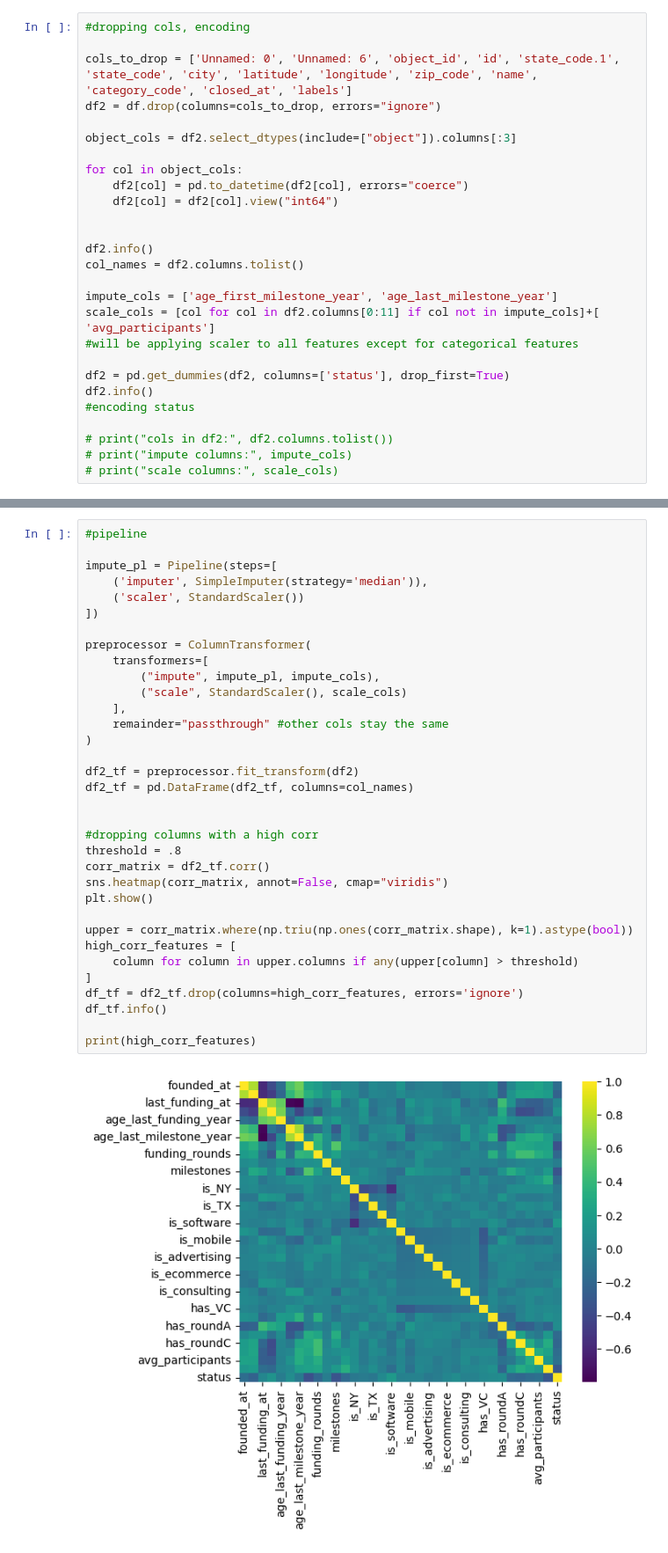
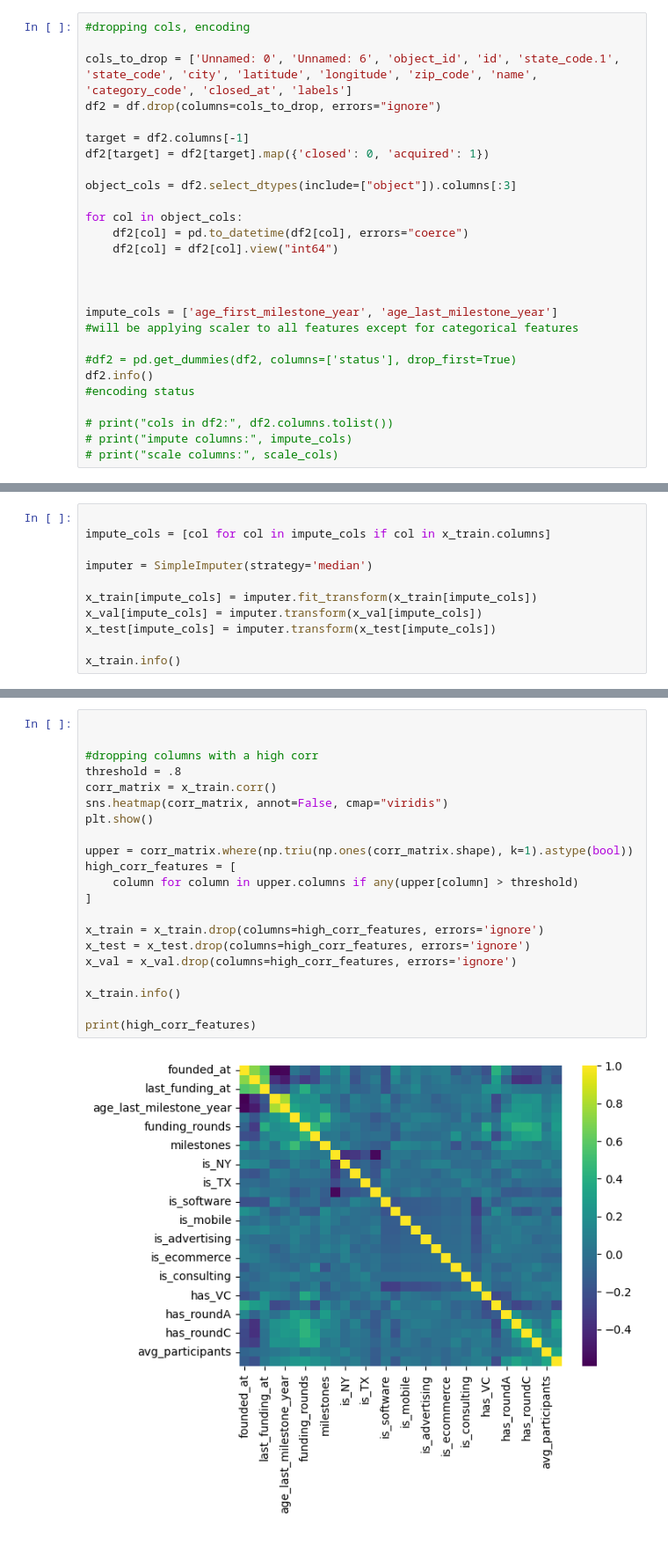
Before and after one commit to rileydrcelik/startup_predictor, a Jupyter notebook: testingbyasap.ipynb, the cells around one changed output, grey strips where cells are left out. Shown: that part at 88% size. Cells and saved outputs as stored; diff of their text form.

```diff
--- a/testingbyasap.ipynb
+++ b/testingbyasap.ipynb
@@ -88,6 +77,9 @@ memory usage: 353.5+ KB
 
 cols_to_drop = ['Unnamed: 0', 'Unnamed: 6', 'object_id', 'id', 'state_code.1', 'state_code', 'city', 'latitude', 'longitude', 'zip_code', 'name', 'category_code', 'closed_at', 'labels']
 df2 = df.drop(columns=cols_to_drop, errors="ignore")
+
+target = df2.columns[-1]
+df2[target] = df2[target].map({'closed': 0, 'acquired': 1})
 
 object_cols = df2.select_dtypes(include=["object"]).columns[:3]
 
@@ -96,14 +88,11 @@ for col in object_cols:
     df2[col] = df2[col].view("int64")
 
 
-df2.info()
-col_names = df2.columns.tolist()
 
 impute_cols = ['age_first_milestone_year', 'age_last_milestone_year']
-scale_cols = [col for col in df2.columns[0:11] if col not in impute_cols]+[ 'avg_participants']
 #will be applying scaler to all features except for categorical features
 
-df2 = pd.get_dummies(df2, columns=['status'], drop_first=True)
+#df2 = pd.get_dummies(df2, columns=['status'], drop_first=True)
 df2.info()
 #encoding status
 
@@ -148,0 +163,11 @@ y_val = y_val.astype(float)
+# %%
+
+impute_cols = [col for col in impute_cols if col in x_train.columns]
+
+imputer = SimpleImputer(strategy='median')
+
+x_train[impute_cols] = imputer.fit_transform(x_train[impute_cols])
+x_val[impute_cols] = imputer.transform(x_val[impute_cols])
+x_test[impute_cols] = imputer.transform(x_test[impute_cols])
+
+x_train.info()
@@ -149,37 +227,24 @@ y_val = y_val.astype(float)
 # %%
-#pipeline
-
-impute_pl = Pipeline(steps=[
-    ('imputer', SimpleImputer(strategy='median')),
-    ('scaler', StandardScaler())
-])
-
-preprocessor = ColumnTransformer(
-    transformers=[
-        ("impute", impute_pl, impute_cols),
-        ("scale", StandardScaler(), scale_cols)
-    ],
-    remainder="passthrough" #other cols stay the same
-)
-
-df2_tf = preprocessor.fit_transform(df2)
-df2_tf = pd.DataFrame(df2_tf, columns=col_names)
 
 
 #dropping columns with a high corr
 threshold = .8
-corr_matrix = df2_tf.corr()
+corr_matrix = x_train.corr()
 sns.heatmap(corr_matrix, annot=False, cmap="viridis")
 plt.show()
 
 upper = corr_matrix.where(np.triu(np.ones(corr_matrix.shape), k=1).astype(bool))
 high_corr_features = [
     column for column in upper.columns if any(upper[column] > threshold)
 ]
-df_tf = df2_tf.drop(columns=high_corr_features, errors='ignore')
-df_tf.info()
+
+x_train = x_train.drop(columns=high_corr_features, errors='ignore')
+x_test = x_test.drop(columns=high_corr_features, errors='ignore')
+x_val = x_val.drop(columns=high_corr_features, errors='ignore')
+
+x_train.info()
 
 print(high_corr_features)
 # %% [output]
-[figure, old version]
+[figure, new version]
 <class 'pandas.core.frame.DataFrame'>
```
Also changed, not shown: parts of 21 cells of this notebook.
